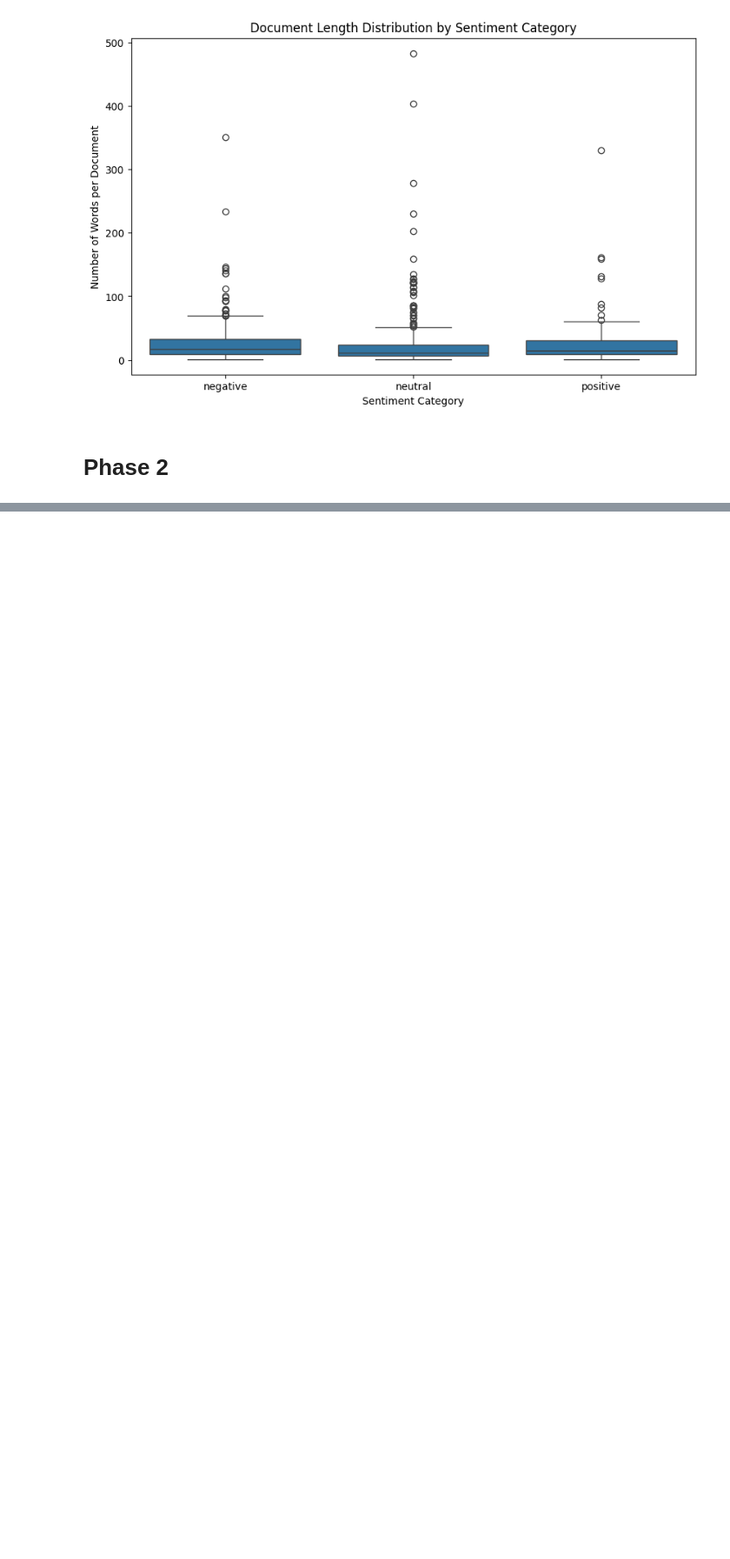
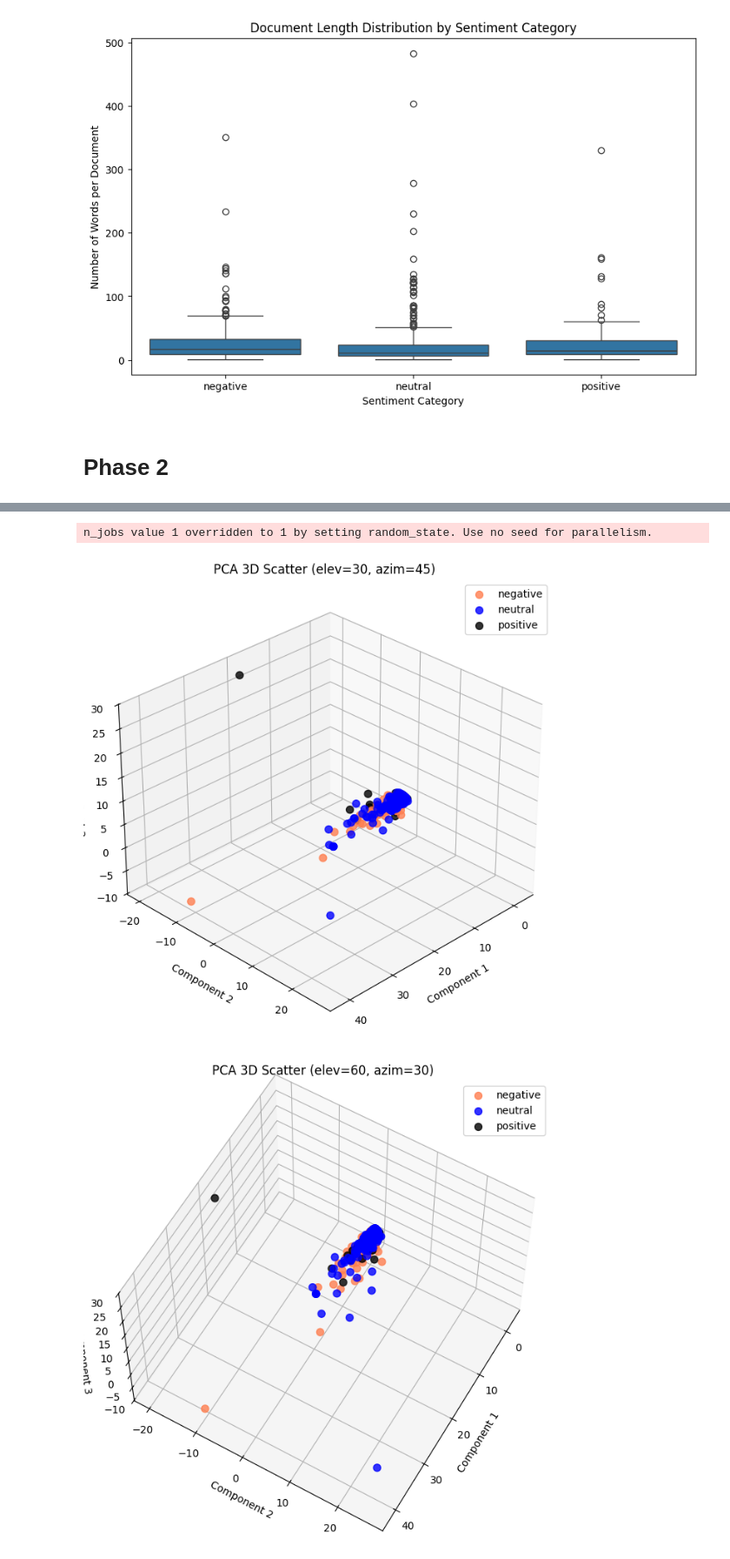
Before and after one commit to robins114/dm2025-lab1-exercise, a Jupyter notebook: DM2025-Lab1-Homework.ipynb, the cells around one changed output, grey strips where cells are left out. Shown at 87% size. Cells and saved outputs as stored; diff of their text form; code cells hidden in the pictures; blank space fills up the shorter version.

```diff
--- a/DM2025-Lab1-Homework.ipynb
+++ b/DM2025-Lab1-Homework.ipynb
@@ -726,0 +873,15 @@ plt.show()
+# %%
+from PAMI.extras.convert.DF2DB import DF2DB
+
+# Loop through the dictionary of filtered term-document DataFrames
+for category in filtered_term_document_dfs:
+    # Replace dots or special characters with underscores for safe filenames
+    category_safe = category.replace('.', '_')
+
+    # Create DF2DB object
+    obj = DF2DB(filtered_term_document_dfs[category])
+
+    # Convert to a transactional database
+    obj.convert2TransactionalDatabase(f'td_freq_db_{category_safe}.csv', '>=', 1)
+
+    print(f"Transactional database saved for category '{category}' as 'td_freq_db_{category_safe}.csv'")
@@ -726,0 +1076,48 @@ plt.show()
+# %%
+# Exercise 18
+import matplotlib.pyplot as plt
+from mpl_toolkits.mplot3d import Axes3D  # required for 3D plotting
+from sklearn.decomposition import PCA
+from sklearn.manifold import TSNE
+import umap
+
+X_data = augmented_df.values
+
+# Reduce dimentions
+X_pca_3d  = PCA(n_components=3).fit_transform(X_data)
+X_tsne_3d = TSNE(n_components=3, init='random', random_state=42).fit_transform(X_data)
+X_umap_3d = umap.UMAP(n_components=3, random_state=42).fit_transform(X_data)
+
+#Define 3D scatter plot
+def plot_3d_scatter(X_reduced, title, angles=[(30, 45), (60, 30), (90, 0)]):
+    categories = X['category_name'].unique()
+    colors = ['coral', 'blue', 'black']  # Adjust if you have more categories
+
+    for elev, azim in angles:
+        fig = plt.figure(figsize=(10, 8))
+        ax = fig.add_subplot(111, projection='3d')
+        for c, category in zip(colors, categories):
+            idx = X['category_name'] == category
+            ax.scatter(
+                X_reduced[idx, 0],
+                X_reduced[idx, 1],
+                X_reduced[idx, 2],
+                c=c, marker='o', s=50, alpha=0.8, label=category
+            )
+        ax.set_title(f'{title} 3D Scatter (elev={elev}, azim={azim})')
+        ax.set_xlabel('Component 1')
+        ax.set_ylabel('Component 2')
+        ax.set_zlabel('Component 3')
+        ax.view_init(elev=elev, azim=azim)
+        ax.legend()
+        ax.grid(True, linestyle=':', alpha=0.3)
+        plt.show()
+
+#plot
+plot_3d_scatter(X_pca_3d, 'PCA')
+plot_3d_scatter(X_tsne_3d, 't-SNE')
+plot_3d_scatter(X_umap_3d, 'UMAP')
+# %% [output]
+n_jobs value 1 overridden to 1 by setting random_state. Use no seed for parallelism.
+[figure, added]
+[figure, added]
```
Also changed, not shown: parts of 29 cells of this notebook.
